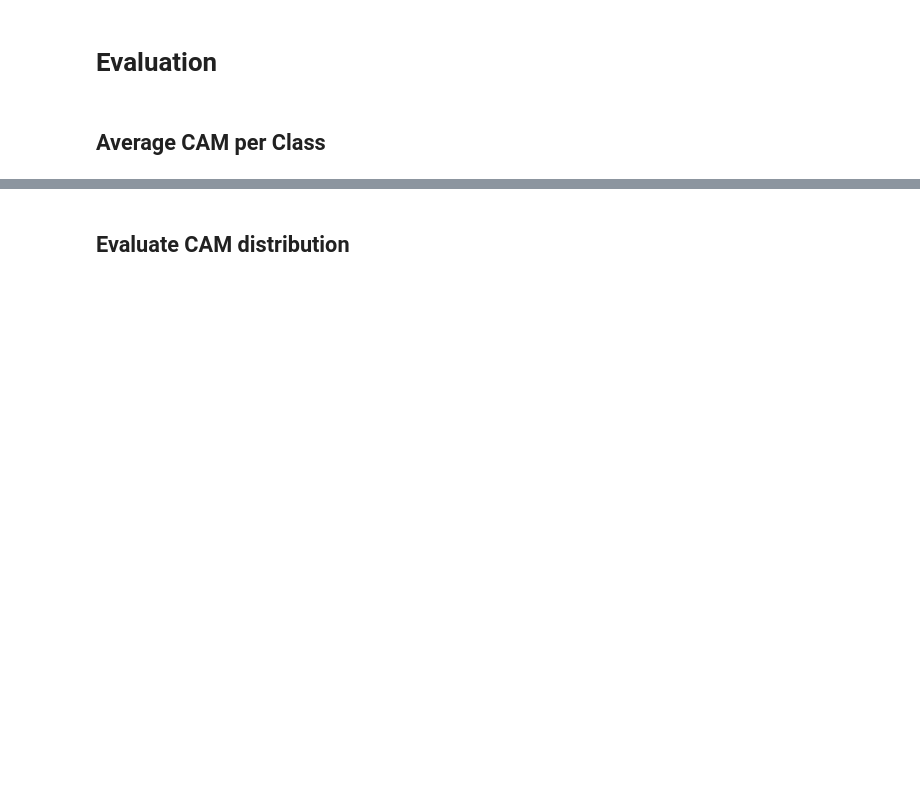
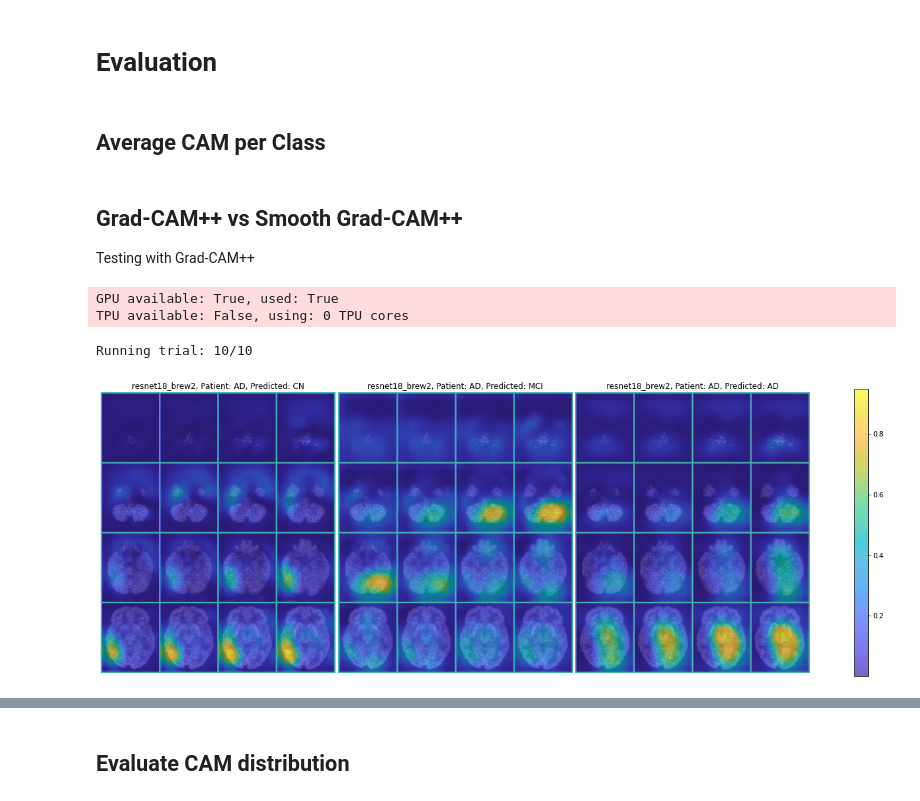
Before and after one commit to FredrikM97/Medical-ROI, a Jupyter notebook: notebooks/02_2 - WSOL - CAM.ipynb, the cells around one changed output, grey strips where cells are left out. Saved outputs shown, nothing was run; the diff lists cells and outputs as text; code cells hidden in the pictures; blank space fills up the shorter version.

```diff
--- a/notebooks/02_2 - WSOL - CAM.ipynb
+++ b/notebooks/02_2 - WSOL - CAM.ipynb
@@ -74,3 +74,23 @@ def trial_classes(extractor, images, classes=[0,1,2],num_trials=10):
             ]))
             iteration += 1
     return cam_extractor.average_image(masks)
+# %% [markdown]
+## Grad-CAM++ vs Smooth Grad-CAM++
+
+Testing with Grad-CAM++
+# %%
+fig = CAM.plot(
+    images=CAM.repeat_stack(CAM.preprocess(FILE_NAMES[0]), repeat=3),
+    masks=trial_classes(
+        ThreadSafeReloadedModel(MODEL_CHECKPOINT, cam_type=torchcam.cams.GradCAMpp), [CAM.preprocess(FILE_NAMES[0])],
+        grid_kwgs={'max_num_slices':16, 'nrow':4}
+    ),
+    labels=[0,1,2],
+    class_label="AD",
+    architecture="/var/metrics/codetests/logs/tb/final/base2/resnet18_brew2/20210524224031/version_2/checkpoints/epoch=40-step=2172.ckpt".split("/")[8]
+);
+# %% [output]
+GPU available: True, used: True
+TPU available: False, using: 0 TPU cores
+Running trial: 10/10
+[figure, added]
```
Also changed, not shown: parts of 10 cells of this notebook, 17 other files.
